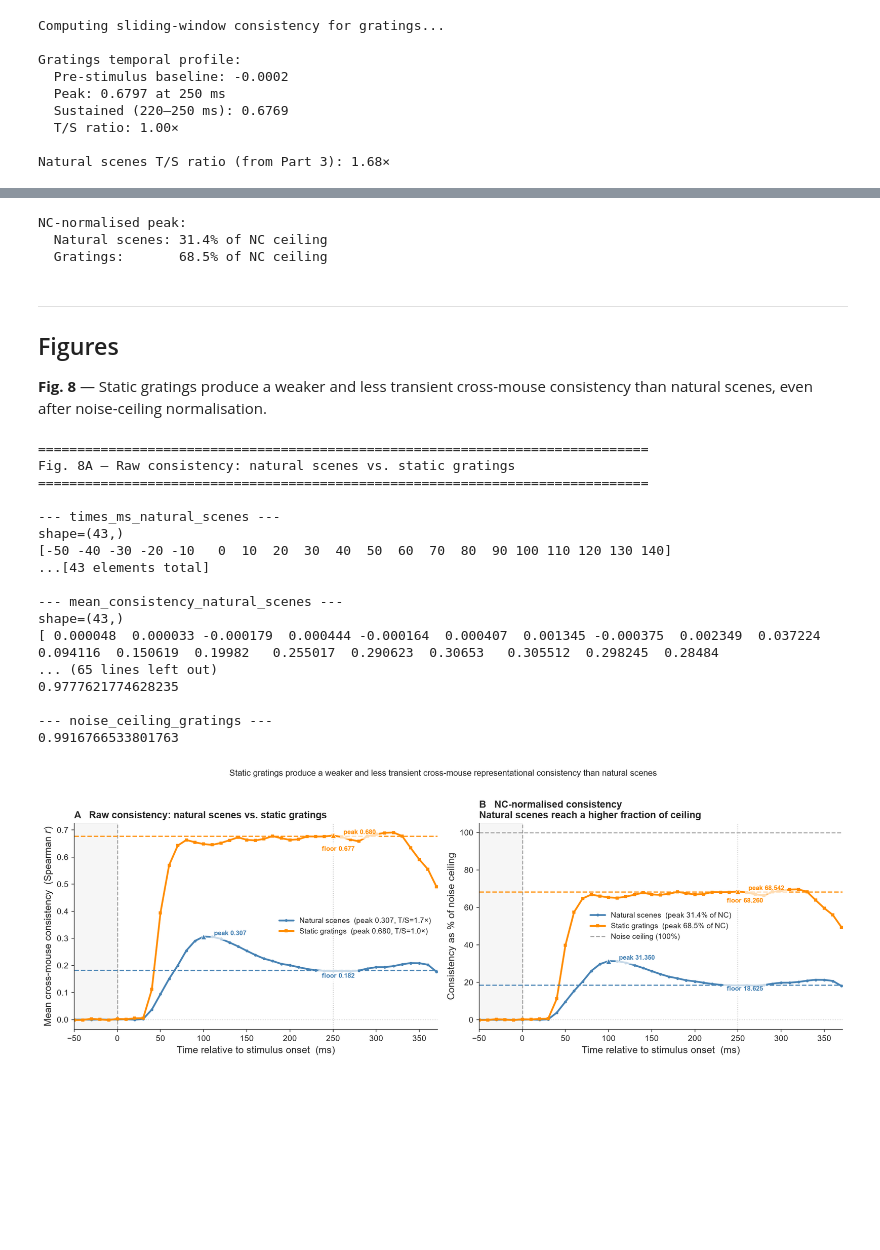
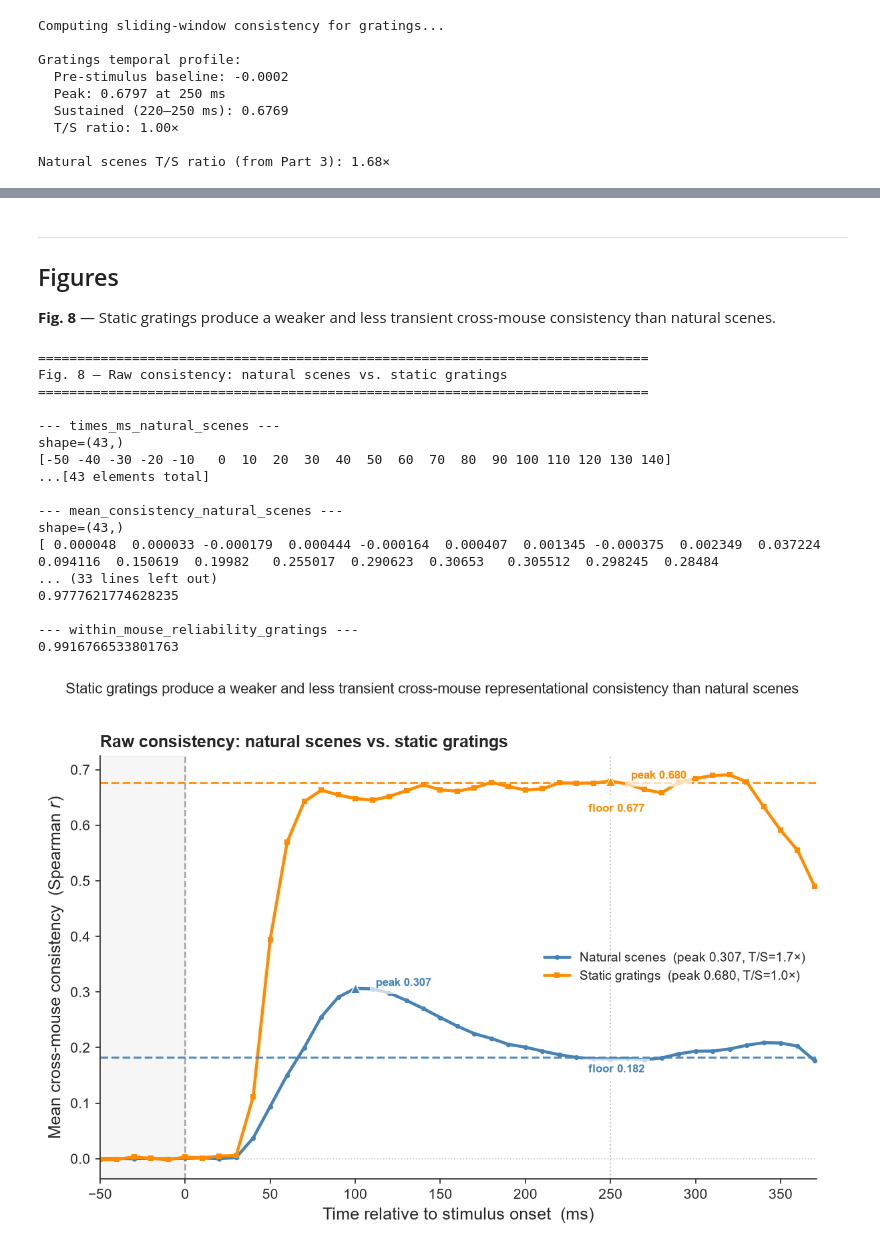
Before and after one commit to Jana-HQ/cross-mouse-v1-rsa, a Jupyter notebook: src/part8_gratings_vs_natural_scenes.ipynb, the cells around one changed output, grey strips where cells are left out. Drawn from its saved outputs; the diff is of its cells as text; code cells hidden in the pictures; blank space fills up the shorter version.

```diff
--- a/src/part8_gratings_vs_natural_scenes.ipynb
+++ b/src/part8_gratings_vs_natural_scenes.ipynb
@@ -217,26 +209,11 @@ NC_gr is the mean across conditions and sessions from the precomputed file.
-# %%
-nc_norm_ns = mean_c_ns / (mean_nc_ns + 1e-8)
-nc_norm_gr = mean_c_gr / (scalar_nc_gr + 1e-8)
-
-# Percentage-ceiling statistics
-pct_ceil_ns_peak = (peak_c_ns / mean_nc_ns) * 100
-pct_ceil_gr_peak = (peak_c_gr / scalar_nc_gr) * 100
-
-print(f'\nNC-normalised peak:')
-print(f'  Natural scenes: {pct_ceil_ns_peak:.1f}% of NC ceiling')
-print(f'  Gratings:       {pct_ceil_gr_peak:.1f}% of NC ceiling')
-# %% [output]
-NC-normalised peak:
-  Natural scenes: 31.4% of NC ceiling
-  Gratings:       68.5% of NC ceiling
 # %% [markdown]
 ---
 ## Figures
 
 **Fig. 8** — Static gratings produce a weaker and less transient cross-mouse
-consistency than natural scenes, even after noise-ceiling normalisation.
+consistency than natural scenes.
 # %%
-fig, axes = plt.subplots(1, 2, figsize=(14, 5))
+fig, ax = plt.subplots(1, 1, figsize=(8, 5.5))
 
 text_bbox = dict(facecolor='white', alpha=0.7, edgecolor='none')
 
@@ -277,8 +254,7 @@ def mark_peak_floor(ax, t, c, peak, sus, color,
             fontsize=8, color=color, fontweight='bold',
             ha='left', va='center', bbox=text_bbox)
 
-# ── Panel A: raw consistency curves ──────────────────────────────────────────
-ax = axes[0]
+# ── Raw consistency curves ────────────────────────────────────────────────────
 setup_time_ax(ax)
 ax.plot(times_ms_ns, mean_c_ns, color=COL_NS, linewidth=2.2,
         marker='o', markersize=2.5,
@@ -291,34 +267,7 @@ mark_peak_floor(ax, times_ms_ns, mean_c_ns, peak_c_ns, sust_ns, COL_NS)
 mark_peak_floor(ax, times_ms_gr, mean_c_gr, peak_c_gr, sust_gr, COL_GR)
 
 ax.set_ylabel('Mean cross-mouse consistency  (Spearman $r$)')
-ax.set_title('A   Raw consistency: natural scenes vs. static gratings',
-             loc='left', fontweight='bold', pad=6)
-ax.legend(frameon=False, fontsize=9)
-
-# ── Panel B: NC-normalised curves ────────────────────────────────────────────
-ax = axes[1]
-setup_time_ax(ax)
-ax.plot(times_ms_ns, nc_norm_ns * 100, color=COL_NS, linewidth=2.2,
-        marker='o', markersize=2.5,
-        label=f'Natural scenes  (peak {pct_ceil_ns_peak:.1f}% of NC)')
-ax.plot(times_ms_gr, nc_norm_gr * 100, color=COL_GR, linewidth=2.2,
-        marker='s', markersize=2.5,
-        label=f'Static gratings  (peak {pct_ceil_gr_peak:.1f}% of NC)')
-
-# NC line reference (100%)
-ax.axhline(100, color=COL_REF, linestyle='--', linewidth=1.3, alpha=0.6,
-           label='Noise ceiling (100%)')
-
-sust_pct_ns = sust_ns / (mean_nc_ns + 1e-8) * 100
-sust_pct_gr = sust_gr / (scalar_nc_gr + 1e-8) * 100
-mark_peak_floor(ax, times_ms_ns, nc_norm_ns * 100, pct_ceil_ns_peak,
-                                sust_pct_ns, COL_NS)
-mark_peak_floor(ax, times_ms_gr, nc_norm_gr * 100, pct_ceil_gr_peak,
-                sust_pct_gr, COL_GR)
-
-ax.set_ylabel('Consistency as % of noise ceiling')
-ax.set_title('B   NC-normalised consistency\n'
-             'Natural scenes reach a higher fraction of ceiling',
+ax.set_title('Raw consistency: natural scenes vs. static gratings',
              loc='left', fontweight='bold', pad=6)
 ax.legend(frameon=False, fontsize=9)
 
@@ -327,50 +276,40 @@ fig.suptitle('Static gratings produce a weaker and less transient '
              fontsize=10.5, y=1.01)
 
 print_figure_data(
-    'Fig. 8A — Raw consistency: natural scenes vs. static gratings',
+    'Fig. 8 — Raw consistency: natural scenes vs. static gratings',
     times_ms_natural_scenes=times_ms_ns,
     mean_consistency_natural_scenes=mean_c_ns,
     times_ms_gratings=times_ms_gr,
     mean_consistency_gratings=mean_c_gr,
     peak_consistency_natural_scenes=peak_c_ns,
     peak_time_ms_natural_scenes=peak_t_ns,
     peak_consistency_gratings=peak_c_gr,
     peak_time_ms_gratings=peak_t_gr,
     ts_ratio_natural_scenes=ts_ratio_ns,
     ts_ratio_gratings=ts_ratio_gr,
-)
-
-print_figure_data(
-    'Fig. 8B — Noise-ceiling-normalised consistency: natural scenes vs. static gratings',
-    times_ms_natural_scenes=times_ms_ns,
-    nc_normalised_pct_natural_scenes=nc_norm_ns * 100,
-    times_ms_gratings=times_ms_gr,
-    nc_normalised_pct_gratings=nc_norm_gr * 100,
-    peak_pct_of_nc_natural_scenes=pct_ceil_ns_peak,
-    peak_pct_of_nc_gratings=pct_ceil_gr_peak,
-    noise_ceiling_natural_scenes=mean_nc_ns,
-    noise_ceiling_gratings=scalar_nc_gr,
+    within_mouse_reliability_natural_scenes=mean_nc_ns,
+    within_mouse_reliability_gratings=scalar_nc_gr,
 )
 
 plt.tight_layout()
 plt.savefig(FIGURES_DIR / 'fig8_gratings_vs_natural_scenes.png', bbox_inches='tight')
 plt.show()
 # %% [output]
 ==============================================================================
-Fig. 8A — Raw consistency: natural scenes vs. static gratings
+Fig. 8 — Raw consistency: natural scenes vs. static gratings
 ==============================================================================
 
 --- times_ms_natural_scenes ---
 shape=(43,)
 [-50 -40 -30 -20 -10   0  10  20  30  40  50  60  70  80  90 100 110 120 130 140]
 ...[43 elements total]
 
 --- mean_consistency_natural_scenes ---
 shape=(43,)
 [ 0.000048  0.000033 -0.000179  0.000444 -0.000164  0.000407  0.001345 -0.000375  0.002349  0.037224  0.094116  0.150619  0.19982   0.255017  0.290623  0.30653   0.305512  0.298245  0.28484
-... (65 lines left out)
+... (33 lines left out)
 0.9777621774628235
 
---- noise_ceiling_gratings ---
+--- within_mouse_reliability_gratings ---
 0.9916766533801763
-[figure, old version]
+[figure, new version]
```
Also changed, not shown: parts of 4 cells of this notebook, 11 other files.
